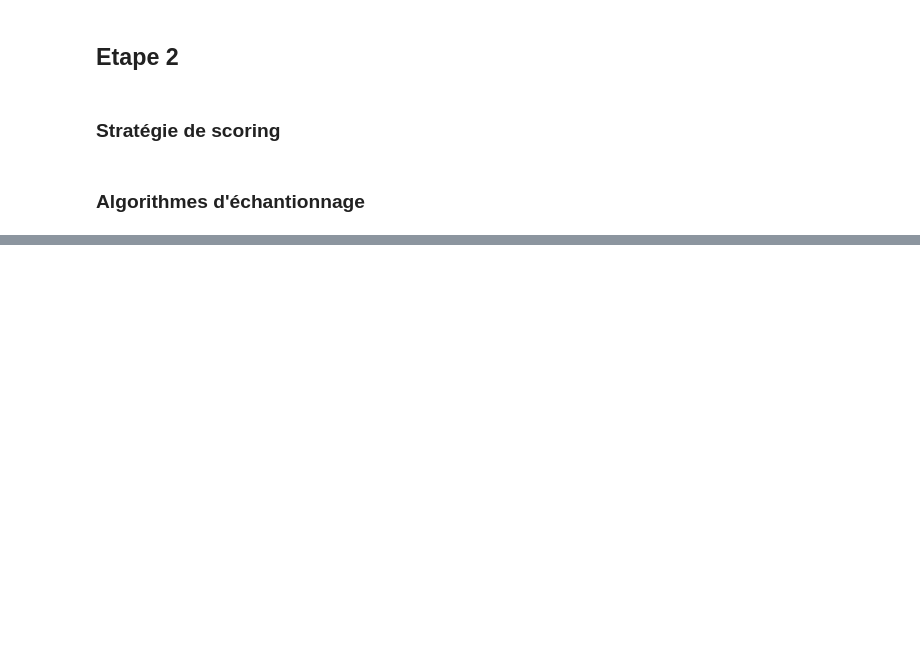
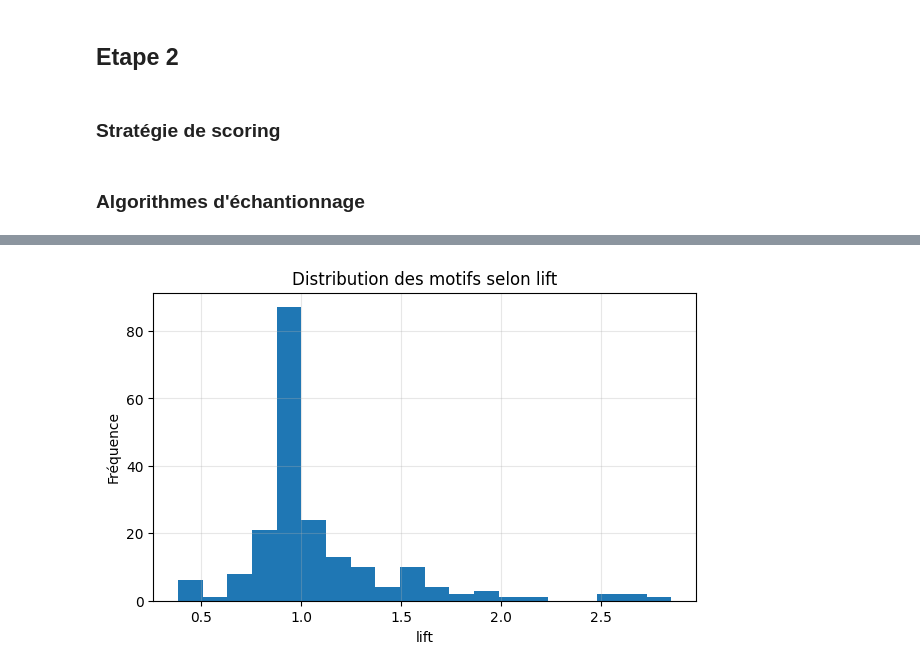
Before and after one commit to tanguydcq/eda, a Jupyter notebook: projet2.ipynb, the cells around one changed output, grey strips where cells are left out. Drawn from its saved outputs; the diff is of its cells as text; code cells hidden in the pictures; blank space fills up the shorter version.

Commit message:
choose the option(échantillonnage en sortie de motifs)

```diff
--- a/projet2.ipynb
+++ b/projet2.ipynb
@@ -844,0 +845,94 @@ if __name__ == "__main__":
+# %%
+import pandas as pd
+from mlxtend.preprocessing import TransactionEncoder
+from mlxtend.frequent_patterns import apriori
+import warnings
+warnings.filterwarnings('ignore')
+
+# --- 1. Pré-traitement (Commun aux deux pipelines) ---
+print("Pré-traitement des données...")
+transactions = pd.read_csv('sample_transactions.csv', header=None)
+transactions.drop([0], inplace=True)
+transactions = transactions.groupby(0)[1].apply(lambda x: ' '.join(x)).reset_index()
+transactions.drop(0, axis=1, inplace=True)
+transactions_list = transactions[1].apply(lambda x: x.split()).tolist()
+te = TransactionEncoder()
+te_ary = te.fit(transactions_list).transform(transactions_list)
+df = pd.DataFrame(te_ary, columns=te.columns_)
+print(f"Dataset binarisé : {df.shape[0]} transactions, {df.shape[1]} items")
+
+
+# --- 2. CHOIX DU PIPELINE ---
+# Modifiez cette variable pour tester les deux approches
+PIPELINE_CHOICE = 'output_sampling'  # Options: 'exhaustive' ou 'output_sampling'
+
+if PIPELINE_CHOICE == 'exhaustive':
+    # --- 3A. PIPELINE EXHAUSTIF (Steps 1, 2, 4) ---
+    print("\n--- Lancement du Pipeline Interactif (Exhaustif + Scoring) ---")
+    # === Step 1: Génération du pool (de Cellule 15 & 16) ===
+    print("Étape 1: Génération du pool Apriori...")
+    MIN_SUPPORT = 0.005
+    frequent_itemsets = apriori(df, min_support=MIN_SUPPORT, use_colnames=True)
+    frequent_itemsets['length'] = frequent_itemsets['itemsets'].apply(lambda x: len(x))
+    print(f"Pool P : {len(frequent_itemsets)} motifs extraits avec min_support={MIN_SUPPORT}")
+    print(f"Distribution des longueurs :")
+    print(frequent_itemsets['length'].value_counts().sort_index())
+
+    print("="*70)
+    print("POOL DE CANDIDATS P - Métriques complètes")
+    print("="*70)
+    print(f"\nNombre total de motifs : {len(pool_P)}")
+    print(f"Support moyen : {pool_P['support'].mean():.4f}")
+    print(f"Coverage moyenne : {pool_P['coverage'].mean():.4f}")
+    print(f"Longueur moyenne : {pool_P['length'].mean():.2f}")
+    print("\n--- Top 10 motifs par support ---")
+    top_support = pool_P.nlargest(10, 'support')[['itemset', 'support', 'coverage', 'length']]
+    print(top_support.to_string(index=False))
+    print("\n--- Top 10 motifs par confidence ---")
+    top_conf = pool_P[pool_P['length'] > 1].nlargest(10, 'confidence')[
+        ['itemset', 'confidence', 'lift', 'support', 'length']
+    ]
+    print(top_conf.to_string(index=False))
+    print("\n--- Top 10 motifs par lift ---")
+    top_lift = pool_P[pool_P['length'] > 1].nlargest(10, 'lift')[
+        ['itemset', 'lift', 'confidence', 'support', 'length']
+    ]
+    print(top_lift.to_string(index=False))
+    print("\n--- Statistiques descriptives ---")
+    print(pool_P[['support', 'coverage', 'confidence', 'lift', 'length']].describe())
+    pool_P.to_csv('pool_P_candidats.csv', index=False)
+    print("\n✅ Pool P sauvegardé dans 'pool_P_candidats.csv'")
+
+    # === Step 2 & 4: Session interactive et Évaluation (de Cellule 21 & 22) ===
+    print("\nÉtape 2 & 4: Lancement de la session interactive et évaluation...")
+    ipm = InteractivePatternMining('pool_P_candidats.csv')
+    print("\n🔍 SESSION 1 : Stratégie Balanced")
+    ipm.start_session(strategy='balanced', method='importance', k=10)
+    ipm.feedback(0, 'like') # Simule un feedback
+    ipm.feedback(5, 'dislike') # Simule un feedback
+    ipm.resample(k=10)
+    print("\n📊 COMPARAISON DES STRATÉGIES")
+    ipm.compare_strategies(k=10)
+    print("\n📈 ÉVALUATION GLOBALE (Pipeline Exhaustif)")
+    evaluator = PatternEvaluator(ipm.sampler, ipm.pool_P)
+    eval_results = evaluator.evaluate(df)
+    print(eval_results)
+
+elif PIPELINE_CHOICE == 'output_sampling':
+    # --- 3B. PIPELINE ALTERNATIF (Step 5) ---
+    print("\n--- Lancement du Pipeline (Échantillonnage en Sortie) ---")
+    print("Étape 5: Échantillonnage en sortie (basé sur 'lift')")
+    out_sampler = OutputPatternSampler(df, measure='lift', n_samples=1000, max_length=3)
+    sampled_motifs = out_sampler.generate_sample()
+    print(f"\nNombre de motifs échantillonnés : {len(sampled_motifs)}")
+    print(sampled_motifs.head(10))
+    # Afficher la distribution des motifs
+    print("\nAffichage de la distribution de la mesure d'intérêt ('lift')")
+    out_sampler.plot_distribution(sampled_motifs)
+    print("\n--- Fin du Pipeline (Échantillonnage en Sortie) ---")
+    print("Note: Les étapes interactives (Scoring, Feedback) ne s'appliquent pas")
+    print("à ce pipeline car il ne génère pas de pool exhaustif.")
+
+else:
+    print(f"Erreur : Choix de pipeline '{PIPELINE_CHOICE}' non reconnu.")
+# %% [output]
@@ -844,0 +959 @@ if __name__ == "__main__":
+[figure, added]
```
Also changed, not shown: parts of 4 cells of this notebook.
